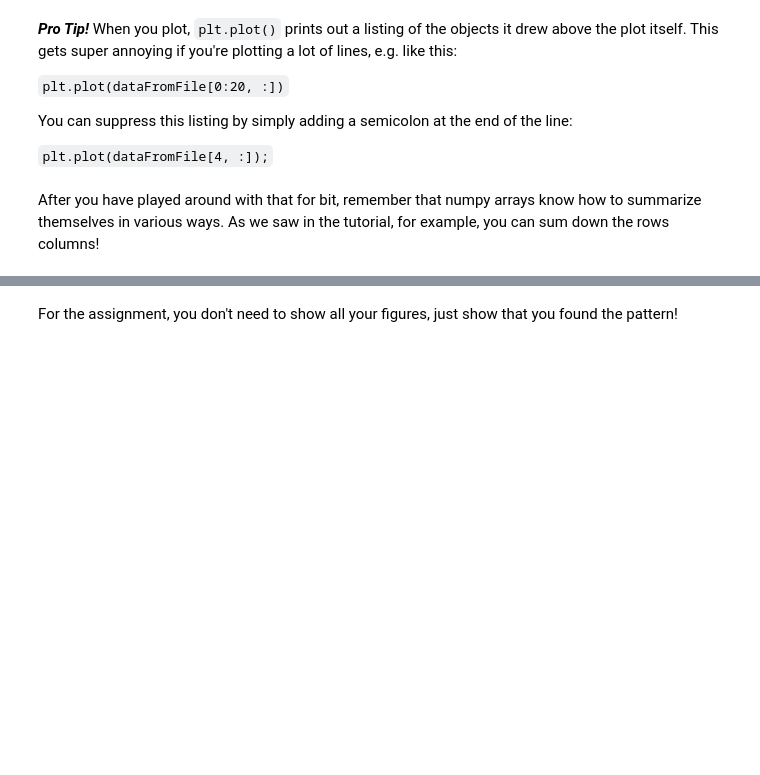
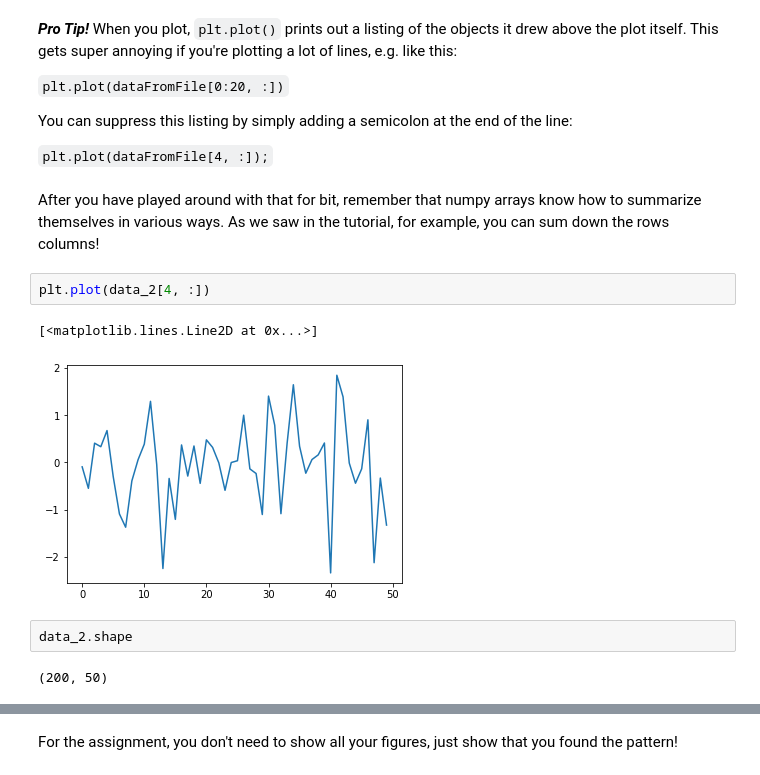
Before and after one commit to 0417Paul/PSY341K-FDS1, a Jupyter notebook: Exercise-009/tutorial009Exercise.ipynb, the cells around one changed output, grey strips where cells are left out. Cells and saved outputs as stored; diff of their text form; blank space fills up the shorter version.

```diff
--- a/Exercise-009/tutorial009Exercise.ipynb
+++ b/Exercise-009/tutorial009Exercise.ipynb
@@ -158,3 +158,12 @@ You can suppress this listing by simply adding a semicolon at the end of the lin
 `plt.plot(dataFromFile[4, :]);`
 # %% [markdown]
 After you have played around with that for bit, remember that numpy arrays know how to summarize themselves in various ways. As we saw in the tutorial, for example, you can sum down the rows columns!
+# %%
+plt.plot(data_2[4, :])
+# %% [output]
+[<matplotlib.lines.Line2D at 0x...>]
+[figure, added]
+# %%
+data_2.shape
+# %% [output]
+(200, 50)
```
Also changed, not shown: parts of 3 cells of this notebook, 3 other files.
